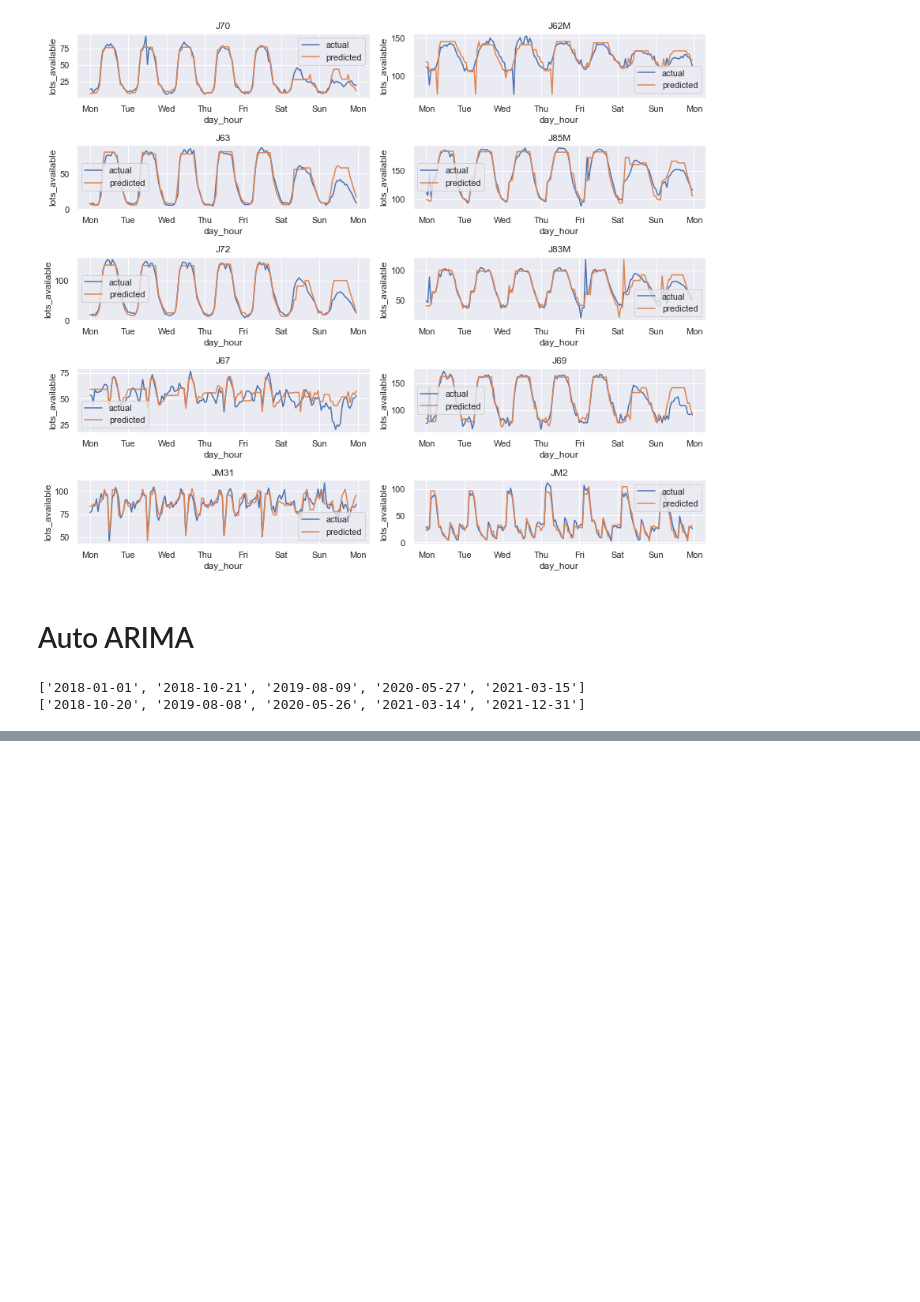
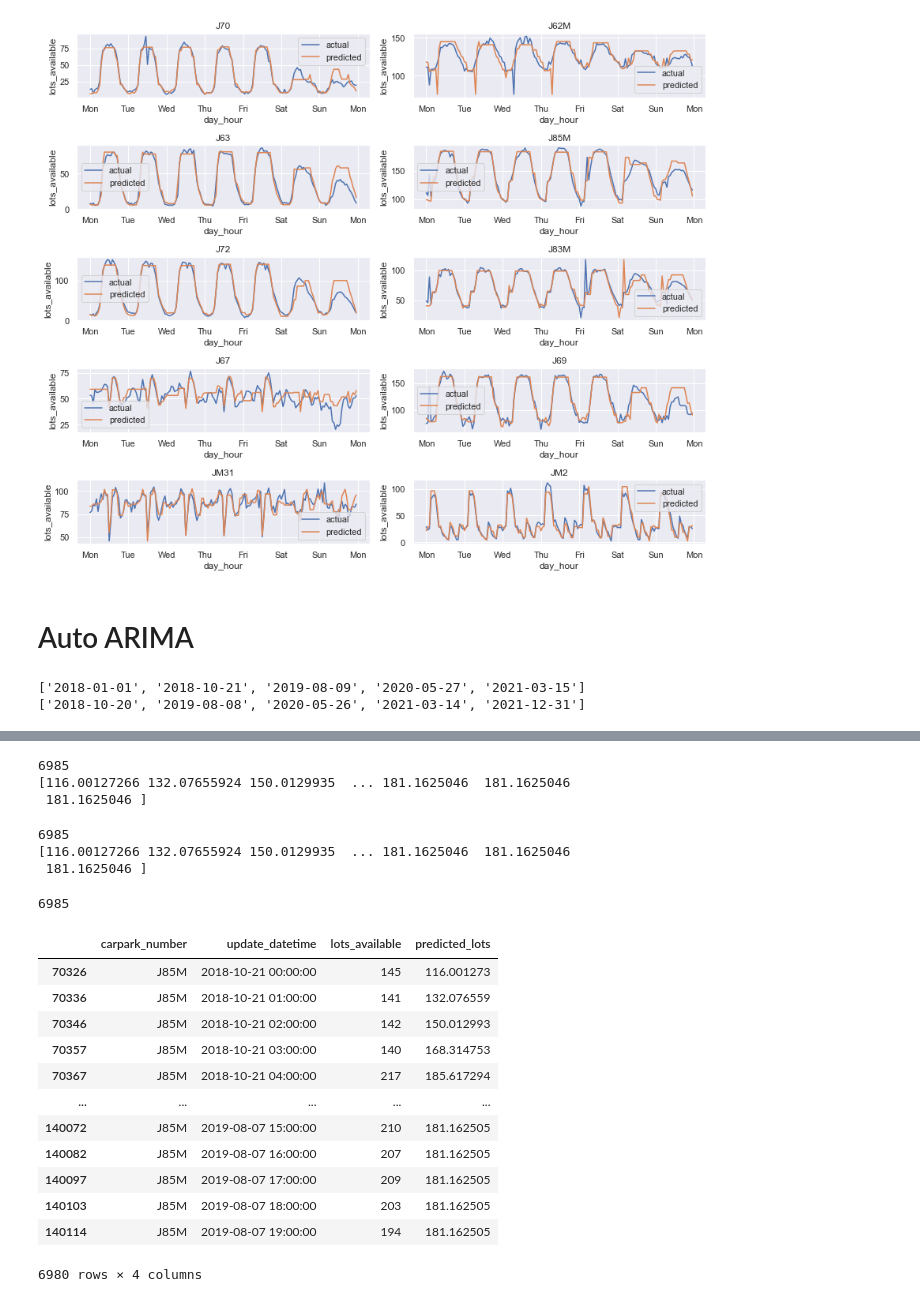
Before and after one commit to GarrickGoh/SC1015-Mini-Project, a Jupyter notebook: ML Model 1 & 2. Decision Tree Regressor, ARIMA.ipynb, the cells around one changed output, grey strips where cells are left out. Drawn from its saved outputs; the diff is of its cells as text; code cells hidden in the pictures; blank space fills up the shorter version.

```diff
--- a/ML Model 1 & 2. Decision Tree Regressor, ARIMA.ipynb
+++ b/ML Model 1 & 2. Decision Tree Regressor, ARIMA.ipynb
@@ -278,0 +291,20 @@ for i in range(0, 1):
+# %%
+test = arima_model.predict(n_periods=testing.shape[3])
+print(len(test))
+print(test)
+# %% [output]
+6985
+[116.00127266 132.07655924 150.0129935  ... 181.1625046  181.1625046
+ 181.1625046 ]
+# %%
+test2 = arima_model.predict(n_periods=testing.shape[0],X=testing)
+print(len(test2))
+print(test2)
+# %% [output]
+6985
+[116.00127266 132.07655924 150.0129935  ... 181.1625046  181.1625046
+ 181.1625046 ]
+# %%
+len(test)
+# %% [output]
+6985
@@ -278,0 +315,16 @@ for i in range(0, 1):
+# %%
+testing.head(-5)
+# %% [output]
+|  | carpark_number | update_datetime | lots_available | predicted_lots |
+| 70326 | J85M | 2018-10-21 00:00:00 | 145 | 116.001273 |
+| 70336 | J85M | 2018-10-21 01:00:00 | 141 | 132.076559 |
+| 70346 | J85M | 2018-10-21 02:00:00 | 142 | 150.012993 |
+| 70357 | J85M | 2018-10-21 03:00:00 | 140 | 168.314753 |
+| 70367 | J85M | 2018-10-21 04:00:00 | 217 | 185.617294 |
+| ... | ... | ... | ... | ... |
+| 140072 | J85M | 2019-08-07 15:00:00 | 210 | 181.162505 |
+| 140082 | J85M | 2019-08-07 16:00:00 | 207 | 181.162505 |
+| 140097 | J85M | 2019-08-07 17:00:00 | 209 | 181.162505 |
+| 140103 | J85M | 2019-08-07 18:00:00 | 203 | 181.162505 |
+| 140114 | J85M | 2019-08-07 19:00:00 | 194 | 181.162505 |
+6980 rows × 4 columns
```
Also changed, not shown: parts of 3 cells of this notebook.
